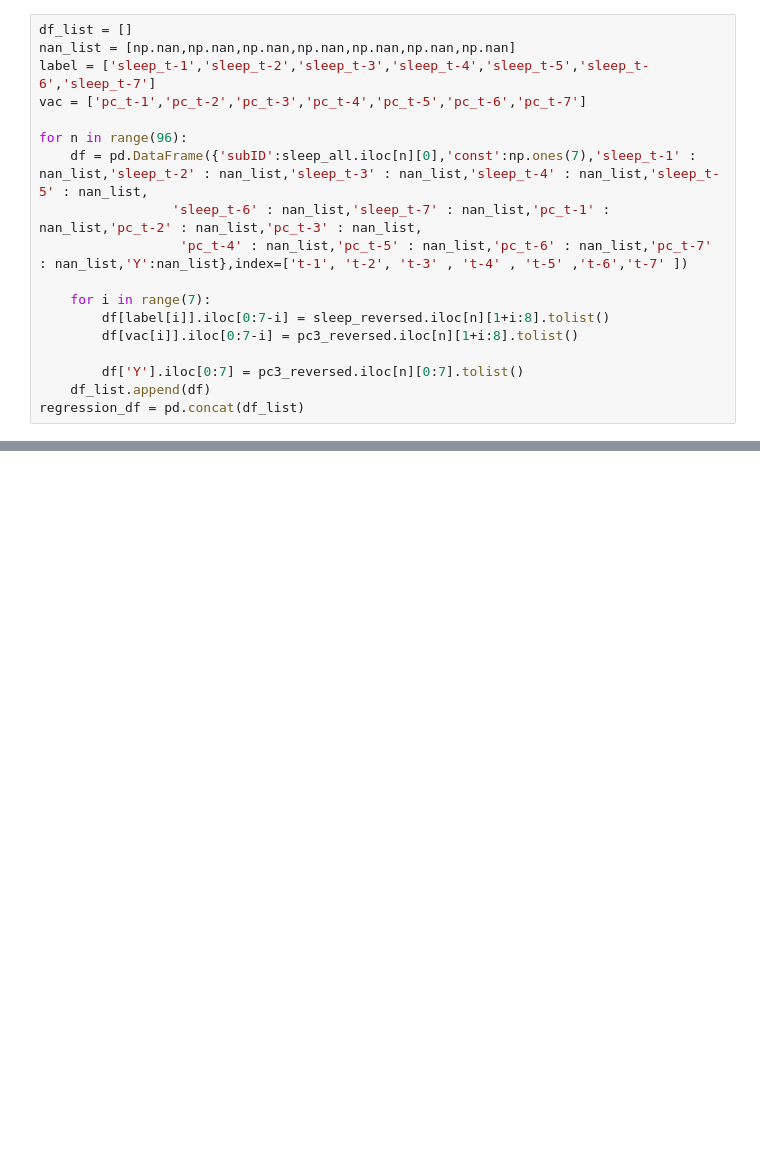
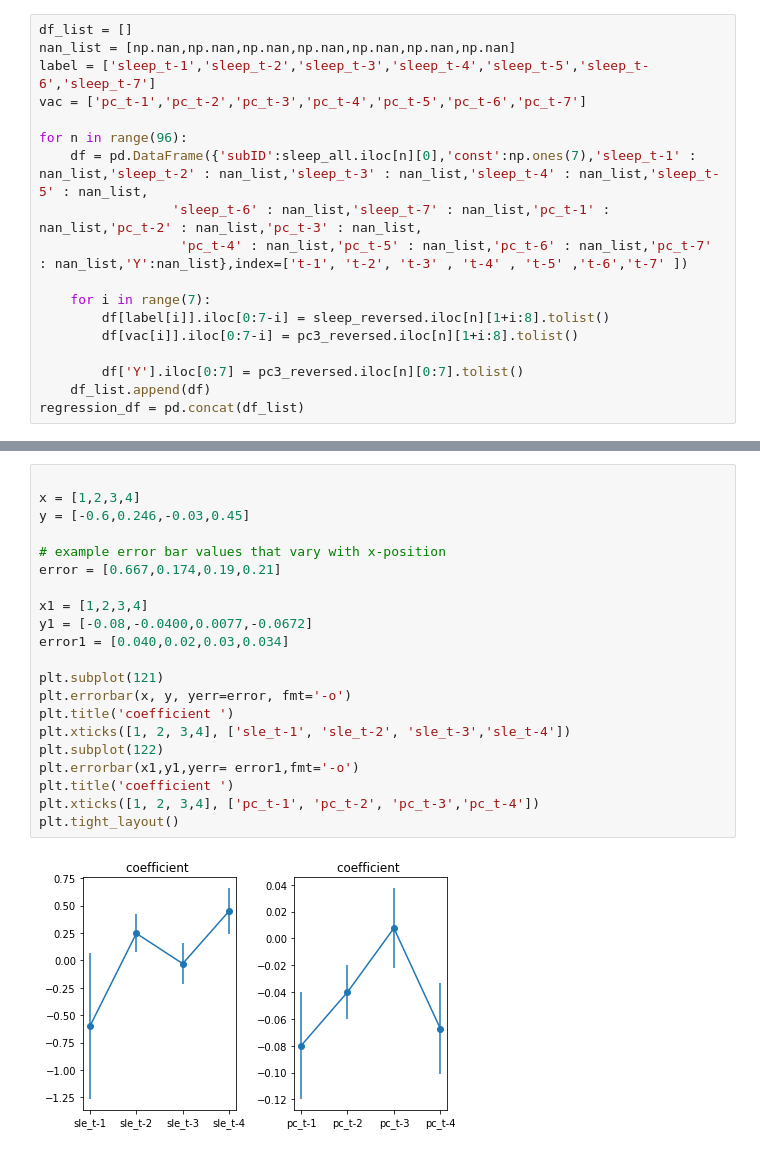
Before and after one commit to zihyunyan/Risk-project, a Jupyter notebook: weekly_measurement_regression_cencored.ipynb, the cells around one changed output, grey strips where cells are left out. Cells and saved outputs as stored; diff of their text form; blank space fills up the shorter version.

```diff
--- a/weekly_measurement_regression_cencored.ipynb
+++ b/weekly_measurement_regression_cencored.ipynb
@@ -181,0 +281,23 @@ plt.plot([1,2,3,4],-0.6,0.24,)
+# %%
+
+x = [1,2,3,4]
+y = [-0.6,0.246,-0.03,0.45]
+
+# example error bar values that vary with x-position
+error = [0.667,0.174,0.19,0.21]
+
+x1 = [1,2,3,4]
+y1 = [-0.08,-0.0400,0.0077,-0.0672]
+error1 = [0.040,0.02,0.03,0.034]
+
+plt.subplot(121)
+plt.errorbar(x, y, yerr=error, fmt='-o')
+plt.title('coefficient ')
+plt.xticks([1, 2, 3,4], ['sle_t-1', 'sle_t-2', 'sle_t-3','sle_t-4'])
+plt.subplot(122)
+plt.errorbar(x1,y1,yerr= error1,fmt='-o')
+plt.title('coefficient ')
+plt.xticks([1, 2, 3,4], ['pc_t-1', 'pc_t-2', 'pc_t-3','pc_t-4'])
+plt.tight_layout()
+# %% [output]
+[figure, added]
```
Also changed, not shown: parts of 11 cells of this notebook, 2 other files.
